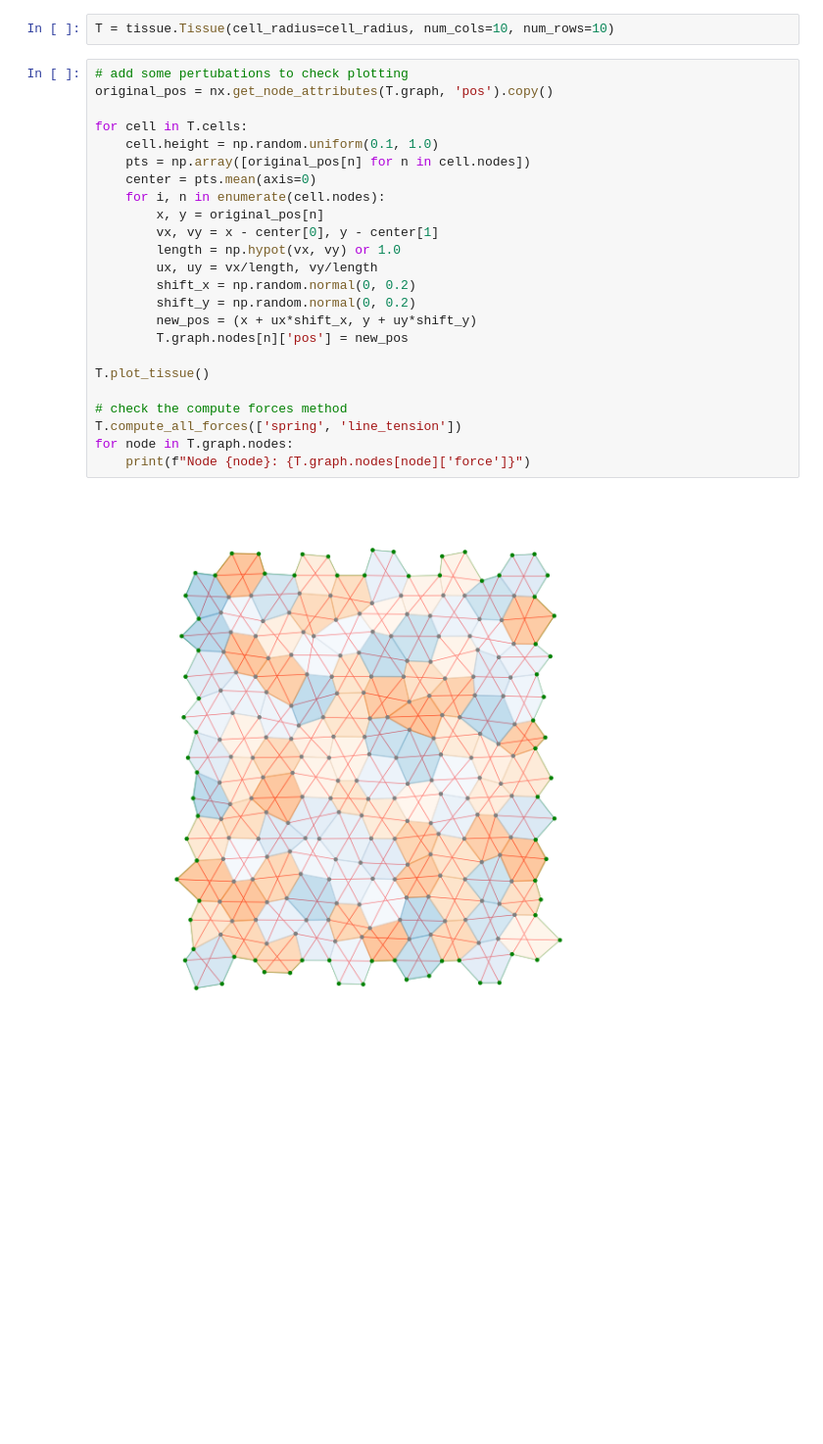
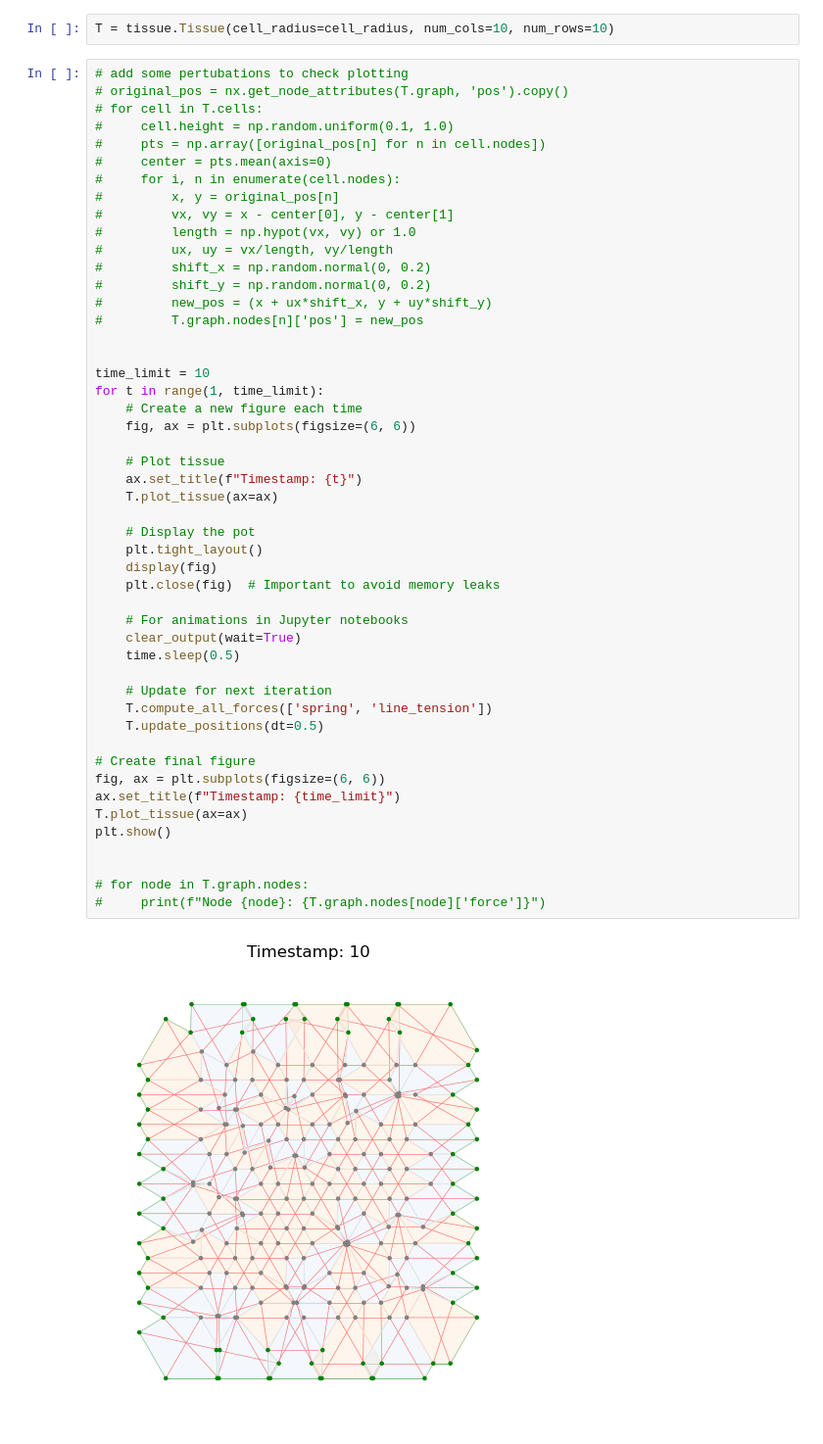
Before and after one commit to tomernadiv/vertex_model, a Jupyter notebook: notebook.ipynb, the cells around one changed output. Shown at 98% size. Saved outputs shown, nothing was run; the diff lists cells and outputs as text; blank space fills up the shorter version.

Commit message:
ipynb show basic simulation. how to compute forces and globals should by adjusted.

```diff
--- a/notebook.ipynb
+++ b/notebook.ipynb
@@ -17,27 +21,52 @@ The autoreload extension is already loaded. To reload it, use:
 T = tissue.Tissue(cell_radius=cell_radius, num_cols=10, num_rows=10)
 # %%
 # add some pertubations to check plotting
-original_pos = nx.get_node_attributes(T.graph, 'pos').copy()
+# original_pos = nx.get_node_attributes(T.graph, 'pos').copy()
+# for cell in T.cells:
+#     cell.height = np.random.uniform(0.1, 1.0)
+#     pts = np.array([original_pos[n] for n in cell.nodes])
+#     center = pts.mean(axis=0)
+#     for i, n in enumerate(cell.nodes):
+#         x, y = original_pos[n]
+#         vx, vy = x - center[0], y - center[1]
+#         length = np.hypot(vx, vy) or 1.0
+#         ux, uy = vx/length, vy/length
+#         shift_x = np.random.normal(0, 0.2)
+#         shift_y = np.random.normal(0, 0.2)
+#         new_pos = (x + ux*shift_x, y + uy*shift_y)
+#         T.graph.nodes[n]['pos'] = new_pos
 
-for cell in T.cells:
-    cell.height = np.random.uniform(0.1, 1.0)
-    pts = np.array([original_pos[n] for n in cell.nodes])
-    center = pts.mean(axis=0)
-    for i, n in enumerate(cell.nodes):
-        x, y = original_pos[n]
-        vx, vy = x - center[0], y - center[1]
-        length = np.hypot(vx, vy) or 1.0
-        ux, uy = vx/length, vy/length
-        shift_x = np.random.normal(0, 0.2)
-        shift_y = np.random.normal(0, 0.2)
-        new_pos = (x + ux*shift_x, y + uy*shift_y)
-        T.graph.nodes[n]['pos'] = new_pos
 
-T.plot_tissue()
+time_limit = 10
+for t in range(1, time_limit):
+    # Create a new figure each time
+    fig, ax = plt.subplots(figsize=(6, 6))
 
-# check the compute forces method
-T.compute_all_forces(['spring', 'line_tension'])
-for node in T.graph.nodes:
-    print(f"Node {node}: {T.graph.nodes[node]['force']}")
+    # Plot tissue
+    ax.set_title(f"Timestamp: {t}")
+    T.plot_tissue(ax=ax)
+
+    # Display the pot
+    plt.tight_layout()
+    display(fig)
+    plt.close(fig)  # Important to avoid memory leaks
+
+    # For animations in Jupyter notebooks
+    clear_output(wait=True)
+    time.sleep(0.5)
+
+    # Update for next iteration
+    T.compute_all_forces(['spring', 'line_tension'])
+    T.update_positions(dt=0.5)
+
+# Create final figure
+fig, ax = plt.subplots(figsize=(6, 6))
+ax.set_title(f"Timestamp: {time_limit}")
+T.plot_tissue(ax=ax)
+plt.show()
+
+
+# for node in T.graph.nodes:
+#     print(f"Node {node}: {T.graph.nodes[node]['force']}")
 # %% [output]
-[figure, old version]
+[figure, new version]
```
Also changed, not shown: parts of 2 cells of this notebook, 2 other files.
